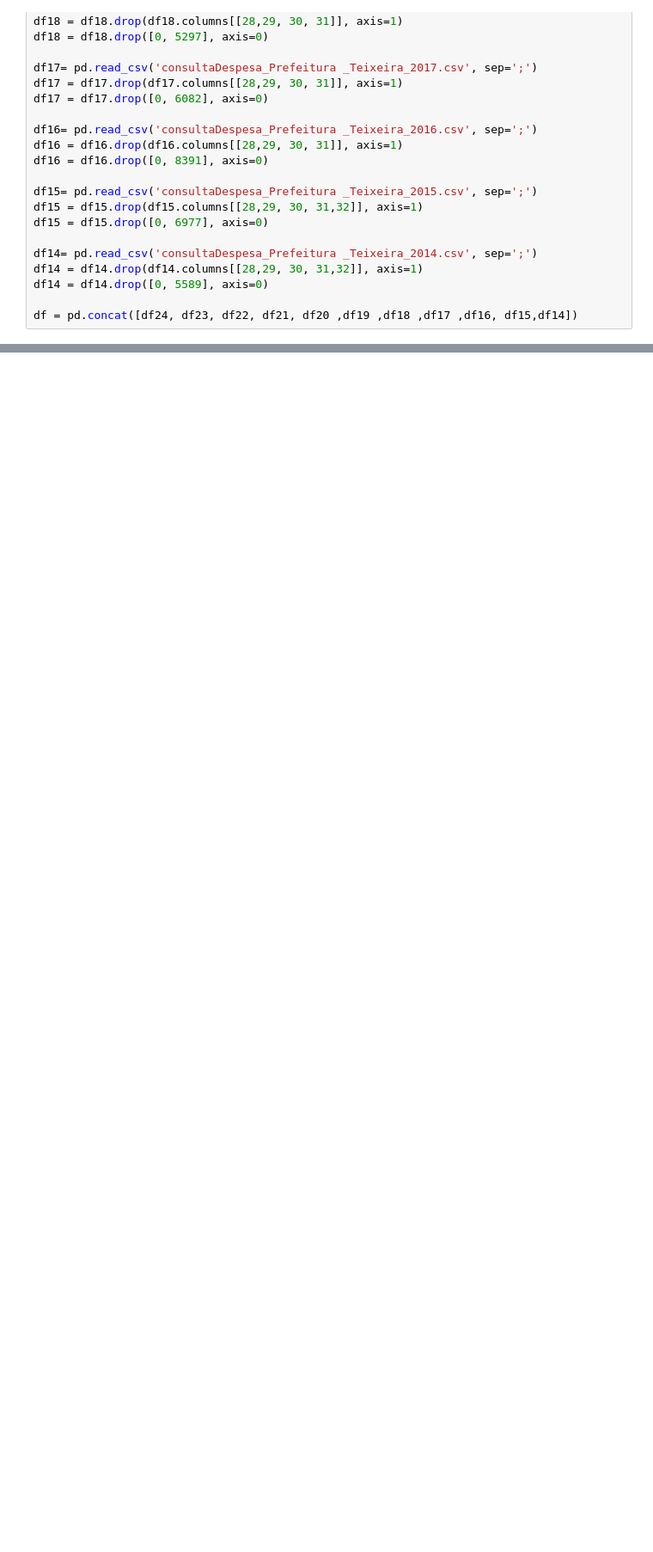
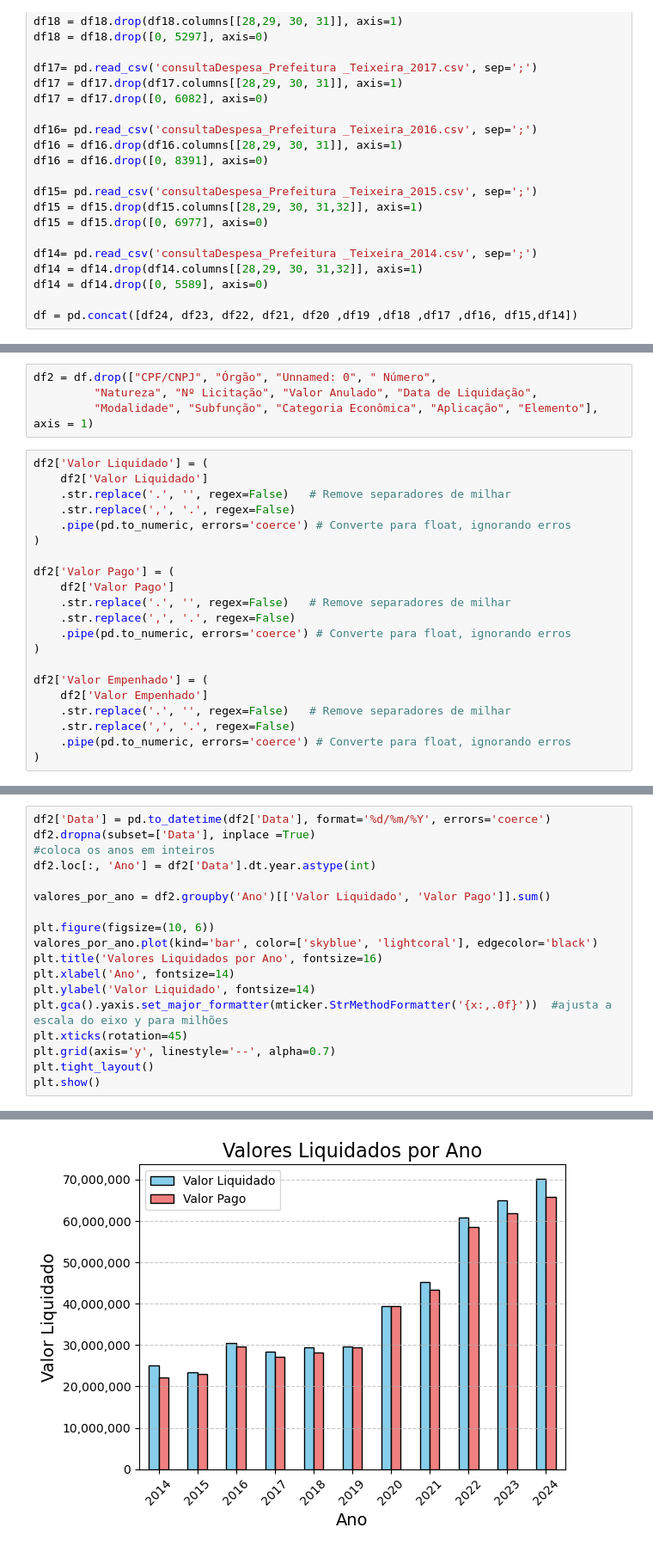
Before and after one commit to HumbertoNunesLira/Analise-de-dados-do-setor-financeiro-do-municipio-de-Teixeira-PB, a Jupyter notebook: projeto.ipynb, the cells around one changed output, grey strips where cells are left out. Shown: that part at 86% size. Saved outputs shown, nothing was run; the diff lists cells and outputs as text; blank space fills up the shorter version.

```diff
--- a/projeto.ipynb
+++ b/projeto.ipynb
@@ -78,0 +57,25 @@ dtype: int64
+# %%
+df2 = df.drop(["CPF/CNPJ", "Órgão", "Unnamed: 0", " Número",
+         "Natureza", "Nº Licitação", "Valor Anulado", "Data de Liquidação",
+         "Modalidade", "Subfunção", "Categoria Econômica", "Aplicação", "Elemento"], axis = 1)
+# %%
+df2['Valor Liquidado'] = (
+    df2['Valor Liquidado']
+    .str.replace('.', '', regex=False)   # Remove separadores de milhar
+    .str.replace(',', '.', regex=False)
+    .pipe(pd.to_numeric, errors='coerce') # Converte para float, ignorando erros
+)
+
+df2['Valor Pago'] = (
+    df2['Valor Pago']
+    .str.replace('.', '', regex=False)   # Remove separadores de milhar
+    .str.replace(',', '.', regex=False)
+    .pipe(pd.to_numeric, errors='coerce') # Converte para float, ignorando erros
+)
+
+df2['Valor Empenhado'] = (
+    df2['Valor Empenhado']
+    .str.replace('.', '', regex=False)   # Remove separadores de milhar
+    .str.replace(',', '.', regex=False)
+    .pipe(pd.to_numeric, errors='coerce') # Converte para float, ignorando erros
+)
@@ -78,0 +106,18 @@ dtype: int64
+# %%
+df2['Data'] = pd.to_datetime(df2['Data'], format='%d/%m/%Y', errors='coerce')
+df2.dropna(subset=['Data'], inplace =True)                                                         #coloca os anos em inteiros
+df2.loc[:, 'Ano'] = df2['Data'].dt.year.astype(int)
+
+valores_por_ano = df2.groupby('Ano')[['Valor Liquidado', 'Valor Pago']].sum()
+
+plt.figure(figsize=(10, 6))
+valores_por_ano.plot(kind='bar', color=['skyblue', 'lightcoral'], edgecolor='black')
+plt.title('Valores Liquidados por Ano', fontsize=16)
+plt.xlabel('Ano', fontsize=14)
+plt.ylabel('Valor Liquidado', fontsize=14)
+plt.gca().yaxis.set_major_formatter(mticker.StrMethodFormatter('{x:,.0f}'))  #ajusta a escala do eixo y para milhões
+plt.xticks(rotation=45)
+plt.grid(axis='y', linestyle='--', alpha=0.7)
+plt.tight_layout()
+plt.show()
+# %% [output]
@@ -78,0 +125 @@ dtype: int64
+[figure, added]
```
Also changed, not shown: parts of 22 cells of this notebook.
